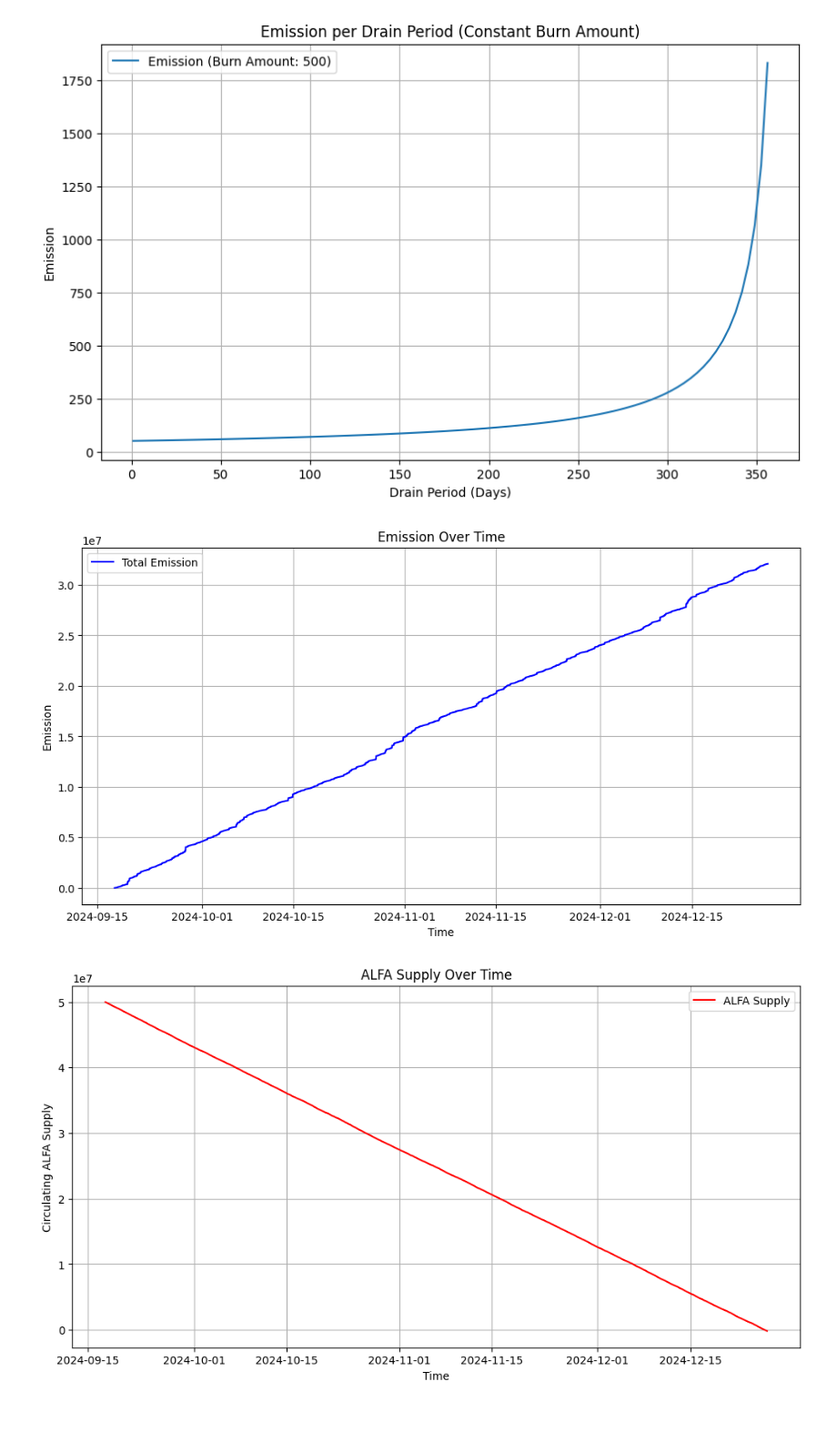
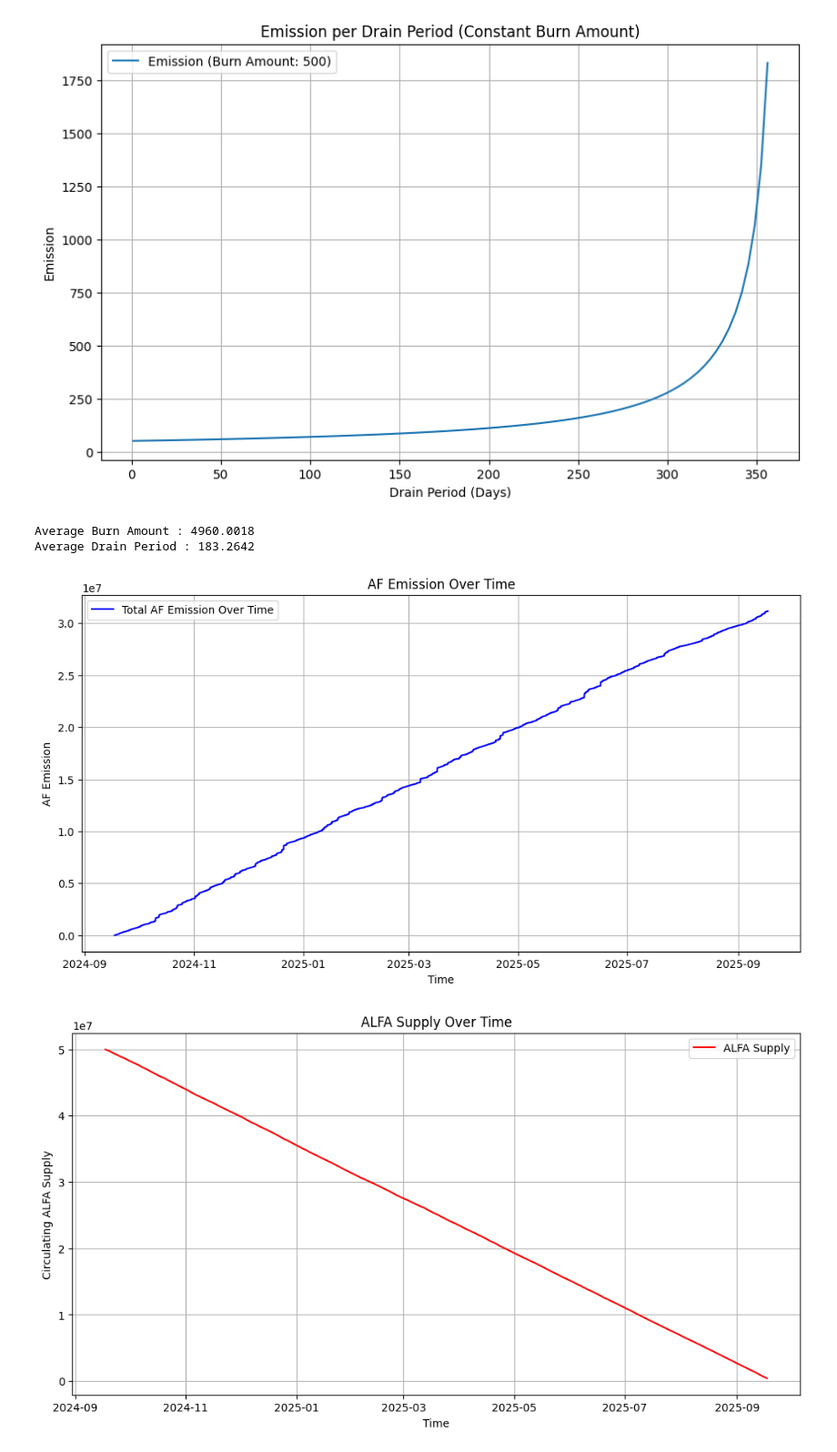
Before and after one commit to 0xPilou/af-distribution-model, a Jupyter notebook: model.ipynb, the cells around one changed output. Shown at 91% size. Drawn from its saved outputs; the diff is of its cells as text; code cells hidden in the pictures; blank space fills up the shorter version.

```diff
--- a/model.ipynb
+++ b/model.ipynb
@@ -69,18 +68,20 @@ plot_emission_per_drain_period_curve()
 # %% [output]
 [figure]
 # %%
-# Plotting function
+# Output Observability functions
+
+# Plotting burning emissions over time
 def plot_burning_output(timestamps, emissions):
     plt.figure(figsize=(12, 6))
-    plt.plot(timestamps, emissions, linestyle='-', color='b', label='Total Emission')
+    plt.plot(timestamps, emissions, linestyle='-', color='b', label='Total AF Emission Over Time')
     plt.xlabel('Time')
-    plt.ylabel('Emission')
-    plt.title('Emission Over Time')
+    plt.ylabel('AF Emission')
+    plt.title('AF Emission Over Time')
     plt.grid(True)
     plt.legend()
     plt.show()
 
-# Plotting function
+# Plotting Circulating supply function over time
 def plot_alfa_supply_output(timestamps, alfa_supply):
     plt.figure(figsize=(12, 6))
     plt.plot(timestamps, alfa_supply, linestyle='-', color='r', label='ALFA Supply')
@@ -90,6 +91,10 @@ def plot_alfa_supply_output(timestamps, alfa_supply):
     plt.grid(True)
     plt.legend()
     plt.show()
+
+# Print Average
+def calculateAverage(lst):
+    return sum(lst) / len(lst)
 # %%
 # Scenario generation function
 def generate_burning_scenarios(alfa_burn_program, num_burn_events, max_burn_amount, max_drain_period, total_days):
@@ -98,14 +103,20 @@ def generate_burning_scenarios(alfa_burn_program, num_burn_events, max_burn_amou
     emissions_over_time = []
     timestamps = []
 
+    burn_amounts = []
+    drain_periods = []
+
     # Define start time
     start_time = datetime.now()
 
     for i in range(num_burn_events):
         # Generate random burn data
         burner_name = f"burner_{i + 1}"
-        burn_amount = random.randint(1, max_burn_amount)  # Random burn amount
+        burn_amount = random.randint(10, max_burn_amount)  # Random burn amount
         drain_period = random.randint(0, max_drain_period)  # Random drain period
+
+        burn_amounts.append(burn_amount)
+        drain_periods.append(drain_period)
 
         # Apply the burn event
         alfa_burn_program.burn(burner_name, burn_amount, drain_period)
@@ -116,20 +127,25 @@ def generate_burning_scenarios(alfa_burn_program, num_burn_events, max_burn_amou
         emissions_over_time.append(alfa_burn_program.aggregate_emission())
         alfa_supply_over_time.append(TOTAL_ALFA_SUPPLY - alfa_burn_program.aggregate_burns())
 
+    print("Average Burn Amount :", calculateAverage(burn_amounts))
+    print("Average Drain Period :", calculateAverage(drain_periods))
+
     return timestamps, emissions_over_time, alfa_supply_over_time
 # %%
 # Scenario Variables :
 num_burn_events=10000
 max_burn_amount=10000
 max_drain_period=365
-total_days=100
+total_days=365
 
 # Generate scenarios
 timestamps, emissions, alfa_supply = generate_burning_scenarios(alfa_burning_program, num_burn_events, max_burn_amount, max_drain_period, total_days)
 
 # Plot emissions over time
 plot_burning_output(timestamps, emissions)
 plot_alfa_supply_output(timestamps, alfa_supply)
 # %% [output]
+Average Burn Amount : 4960.0018
+Average Drain Period : 183.2642
-[figure, old version]
+[figure, new version]
-[figure, old version]
+[figure, new version]
```
Also changed, not shown: parts of 2 cells of this notebook.
